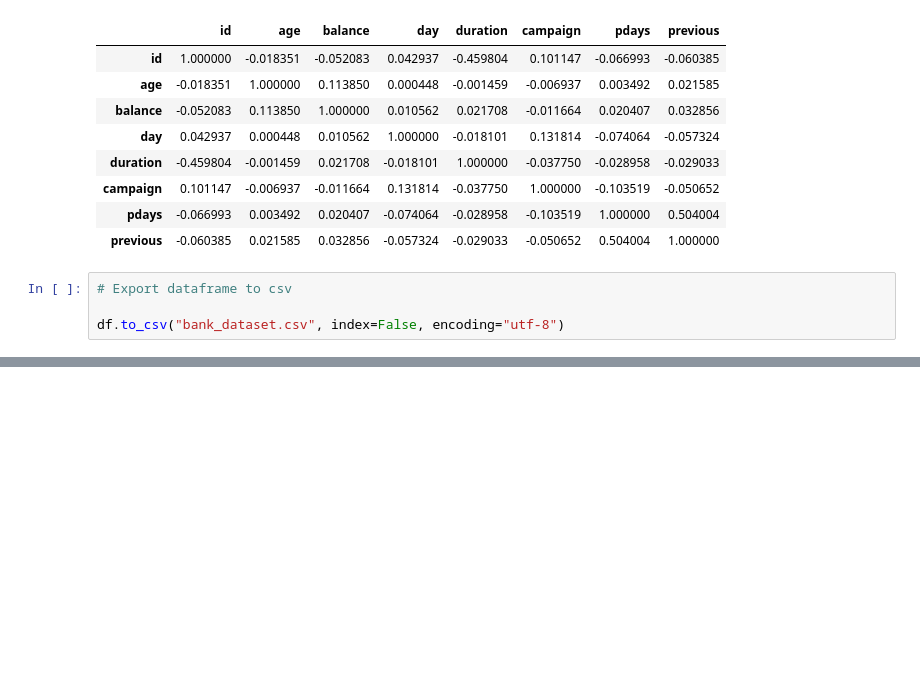
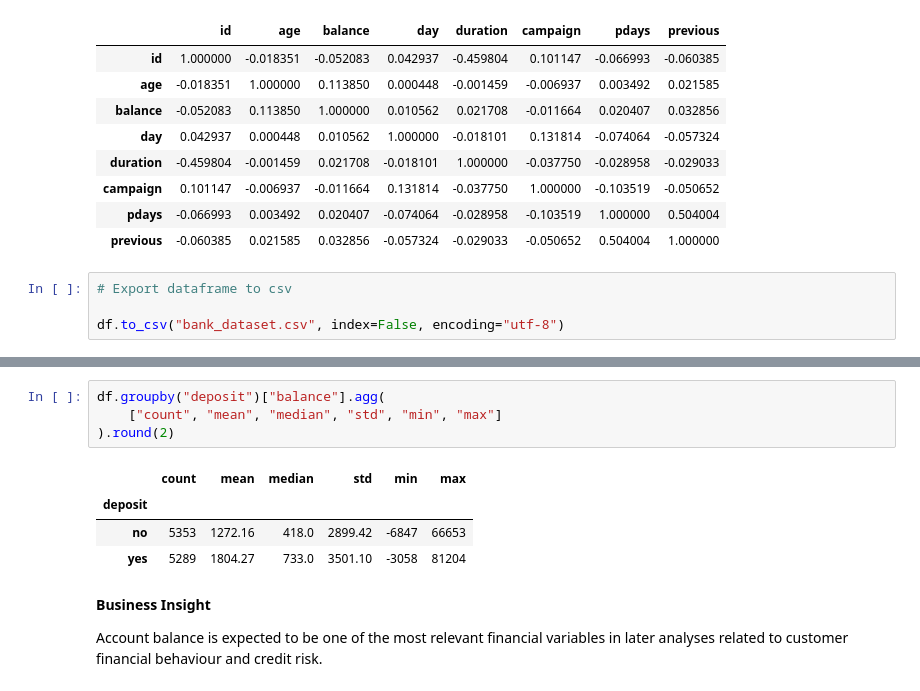
Before and after one commit to rogerloop/Individual_Simulator, a Jupyter notebook: notebooks/EDA_bank_2026-06-29.ipynb, the cells around one changed output, grey strips where cells are left out. Drawn from its saved outputs; the diff is of its cells as text; blank space fills up the shorter version.

```diff
--- a/notebooks/EDA_bank_2026-06-29.ipynb
+++ b/notebooks/EDA_bank_2026-06-29.ipynb
@@ -195,0 +268,13 @@ df.to_csv("bank_dataset.csv", index=False, encoding="utf-8")
+# %%
+df.groupby("deposit")["balance"].agg(
+    ["count", "mean", "median", "std", "min", "max"]
+).round(2)
+# %% [output]
+|  | count | mean | median | std | min | max |
+| deposit |  |  |  |  |  |  |
+| no | 5353 | 1272.16 | 418.0 | 2899.42 | -6847 | 66653 |
+| yes | 5289 | 1804.27 | 733.0 | 3501.10 | -3058 | 81204 |
+# %% [markdown]
+**Business Insight**
+
+Account balance is expected to be one of the most relevant financial variables in later analyses related to customer financial behaviour and credit risk.
```
Also changed, not shown: parts of 8 cells of this notebook.
